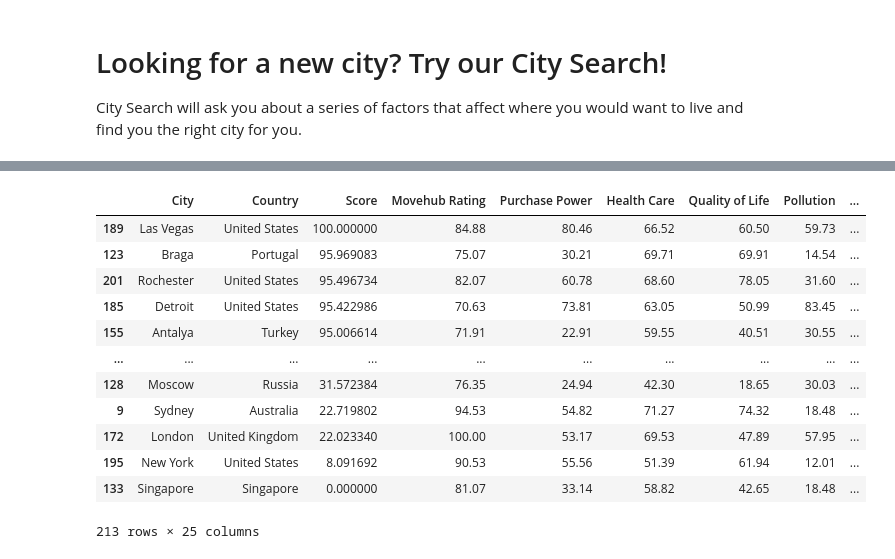
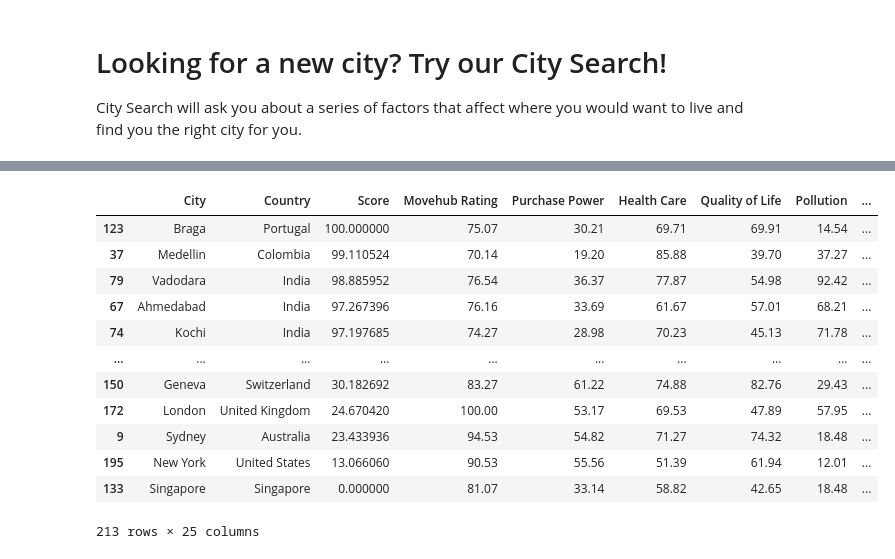
Before and after one commit to Quivun/Avocado_Ninjas, a Jupyter notebook: city_search.ipynb, the cells around one changed output, grey strips where cells are left out. Cells and saved outputs as stored; diff of their text form; code cells hidden in the pictures.

```diff
--- a/city_search.ipynb
+++ b/city_search.ipynb
@@ -16,11 +16,11 @@ import plotly.express as px
 #@markdown Economy
 #@markdown ---
 #@markdown How much emphasis do you place on the economy of where you're living?
-gdp = 7 #@param {type:"slider", min:0, max:10, step:1}
+gdp = 0 #@param {type:"slider", min:0, max:10, step:1}
 #@markdown How important is purchasing power to you?
 purchase_power = 10 #@param {type:"slider", min:0, max:10, step:1}
 #@markdown How important is the cost of rent to you?
-rent = 7 #@param {type:"slider", min:0, max:10, step:1}
+rent = 10 #@param {type:"slider", min:0, max:10, step:1}
 #@markdown How important is having disposable income?
 disposable_income = 10 #@param {type:"slider", min:0, max:10, step:1}
 #@markdown ---
@@ -28,59 +28,59 @@ disposable_income = 10 #@param {type:"slider", min:0, max:10, step:1}
 #@markdown Health
 #@markdown ---
 #@markdown How important is a country's healthcare quality and satisfaction?
-health_care = 6 #@param {type:"slider", min:0, max:10, step:1}
+health_care = 10 #@param {type:"slider", min:0, max:10, step:1}
 
 #@markdown Is the life expectancy of where you want to live important?
-life_expectancy = 3 #@param {type:"slider", min:0, max:10, step:1}
+life_expectancy = 10 #@param {type:"slider", min:0, max:10, step:1}
 
 #@markdown ---
 
 #@markdown Personal Values
 #@markdown ---
 #@markdown Is happinness important to you?
-happiness_score = 10 #@param {type:"slider", min:0, max:10, step:1}
+happiness_score = 0 #@param {type:"slider", min:0, max:10, step:1}
 #@markdown How important is the quality of life?
-quality_of_life = 7 #@param {type:"slider", min:0, max:10, step:1}
+quality_of_life = 10 #@param {type:"slider", min:0, max:10, step:1}
 #@markdown Is it important to feel like you have a support system within your community?
-social_support = 7 #@param {type:"slider", min:0, max:10, step:1}
+social_support = 10 #@param {type:"slider", min:0, max:10, step:1}
 #@markdown How much do you value your freedom?
-freedom = 6 #@param {type:"slider", min:0, max:10, step:1}
+freedom = 10 #@param {type:"slider", min:0, max:10, step:1}
 #@markdown Do you care if the average person is generous?
-generosity = 2 #@param {type:"slider", min:0, max:10, step:1}
+generosity = 10 #@param {type:"slider", min:0, max:10, step:1}
 #@markdown ---
 
 #@markdown Common Purchases
 #@markdown ---
 #@markdown How often do you purchase coffee?
-cappuccino = 5 #@param {type:"slider", min:0, max:10, step:1}
+cappuccino = 10 #@param {type:"slider", min:0, max:10, step:1}
 
 #@markdown How often do you go to the cinema?
-cinema = 0 #@param {type:"slider", min:0, max:10, step:1}
+cinema = 10 #@param {type:"slider", min:0, max:10, step:1}
 
 #@markdown How often do you purchase wine?
-wine = 0 #@param {type:"slider", min:0, max:10, step:1}
+wine = 10 #@param {type:"slider", min:0, max:10, step:1}
 
 #@markdown Is the cost of gasoline important to you?
-gasoline = 7 #@param {type:"slider", min:0, max:10, step:1}
+gasoline = 10 #@param {type:"slider", min:0, max:10, step:1}
 #@markdown ---
 #@markdown Potential Dangers
 #@markdown ---
 #@markdown How concerned are you about pollution?
 pollution = 10 #@param {type:"slider", min:0, max:10, step:1}
 #@markdown How concerned are you about crime?
-crime_rating = 8 #@param {type:"slider", min:0, max:10, step:1}
+crime_rating = 10 #@param {type:"slider", min:0, max:10, step:1}
 #@markdown How concerned are you about business and government corruption?
-corruption = 6 #@param {type:"slider", min:0, max:10, step:1}
+corruption = 10 #@param {type:"slider", min:0, max:10, step:1}
 #@markdown ---
 
 #@markdown Miscellaneous
 #@markdown ---
 #@markdown How important is MoveHub's (https://www.movehub.com/city-rankings/) rating to you?
-movehub_rating = 0 #@param {type:"slider", min:0, max:10, step:1}
+movehub_rating = 10 #@param {type:"slider", min:0, max:10, step:1}
 #@markdown Is it important to you to live in a "developed" country?
-hdi = 7 #@param {type:"slider", min:0, max:10, step:1}
+hdi = 2 #@param {type:"slider", min:0, max:10, step:1}
 #@markdown Would you like to have a lot of culturally significant sites in your country?
-world_heritage_sites = 10 #@param {type:"slider", min:0, max:10, step:1}
+world_heritage_sites = 0 #@param {type:"slider", min:0, max:10, step:1}
 #@markdown How important is it you to stay within the US?
 international = 10 #@param {type:"slider", min:0, max:10, step:1}
 #@markdown ---
@@ -112,43 +112,43 @@ weights = [
   international
 ]
 #replace = {'None': 0, 'Low': 1, 'Med': 2, 'High': 3}
 #weights = np.array([replace[x] for x in weights])
 weights = np.array(weights)
 weights *= [1, 1, 1, 1, -1, -1,-1,
             -1, -1, -1, -1, 1, 100, 1,
-            100, 100, 100, 100, 100, -100, 1,-100]
+            100, 100, 100, 100, 100, -1000, 1,-100]
 
 weights[11] = weights[11]/10
 
 features = ['Movehub Rating', 'Purchase Power', 'Health Care', 'Quality of Life', 'Pollution', 'Crime Rating','Cappuccino',
             'Cinema', 'Wine', 'Gasoline', 'Avg Rent', 'Avg Disposable Income', 'HDI',
             'Happinness Score', 'GDP/capita', 'Social Support', 'Healthy Life Expectancy',
             'Freedom to make life choices', 'Generosity', 'Perception of Corruption', 'Country World Heritage Count',
             'International']
 norm = lambda xs: (xs-xs.min())/(xs.max()-xs.min())
 
 df['Score'] = norm(df[features].dot(weights))*100
 
 fig = px.scatter_mapbox(df.sort_values('Score', ascending=False).round(),
                         lat="lat", lon="long", color="Score", hover_name="City",
                         hover_data=features,
                         color_continuous_scale="rainbow", size_max=30, zoom=1,
                         mapbox_style="open-street-map")
 fig.show()
 
 df.sort_values('Score', ascending=False)[['City', 'Country','Score'] + features]
 # %% [output]
 [interactive output not drawn]
 |  | City | Country | Score | Movehub Rating | Purchase Power | Health Care | Quality of Life | Pollution | ... |
-| 189 | Las Vegas | United States | 100.000000 | 84.88 | 80.46 | 66.52 | 60.50 | 59.73 | ... |
-| 123 | Braga | Portugal | 95.969083 | 75.07 | 30.21 | 69.71 | 69.91 | 14.54 | ... |
-| 201 | Rochester | United States | 95.496734 | 82.07 | 60.78 | 68.60 | 78.05 | 31.60 | ... |
-| 185 | Detroit | United States | 95.422986 | 70.63 | 73.81 | 63.05 | 50.99 | 83.45 | ... |
-| 155 | Antalya | Turkey | 95.006614 | 71.91 | 22.91 | 59.55 | 40.51 | 30.55 | ... |
+| 123 | Braga | Portugal | 100.000000 | 75.07 | 30.21 | 69.71 | 69.91 | 14.54 | ... |
+| 37 | Medellin | Colombia | 99.110524 | 70.14 | 19.20 | 85.88 | 39.70 | 37.27 | ... |
+| 79 | Vadodara | India | 98.885952 | 76.54 | 36.37 | 77.87 | 54.98 | 92.42 | ... |
+| 67 | Ahmedabad | India | 97.267396 | 76.16 | 33.69 | 61.67 | 57.01 | 68.21 | ... |
+| 74 | Kochi | India | 97.197685 | 74.27 | 28.98 | 70.23 | 45.13 | 71.78 | ... |
 | ... | ... | ... | ... | ... | ... | ... | ... | ... | ... |
-| 128 | Moscow | Russia | 31.572384 | 76.35 | 24.94 | 42.30 | 18.65 | 30.03 | ... |
-| 9 | Sydney | Australia | 22.719802 | 94.53 | 54.82 | 71.27 | 74.32 | 18.48 | ... |
-| 172 | London | United Kingdom | 22.023340 | 100.00 | 53.17 | 69.53 | 47.89 | 57.95 | ... |
-| 195 | New York | United States | 8.091692 | 90.53 | 55.56 | 51.39 | 61.94 | 12.01 | ... |
+| 150 | Geneva | Switzerland | 30.182692 | 83.27 | 61.22 | 74.88 | 82.76 | 29.43 | ... |
+| 172 | London | United Kingdom | 24.670420 | 100.00 | 53.17 | 69.53 | 47.89 | 57.95 | ... |
+| 9 | Sydney | Australia | 23.433936 | 94.53 | 54.82 | 71.27 | 74.32 | 18.48 | ... |
+| 195 | New York | United States | 13.066060 | 90.53 | 55.56 | 51.39 | 61.94 | 12.01 | ... |
 | 133 | Singapore | Singapore | 0.000000 | 81.07 | 33.14 | 58.82 | 42.65 | 18.48 | ... |
 213 rows × 25 columns
```
